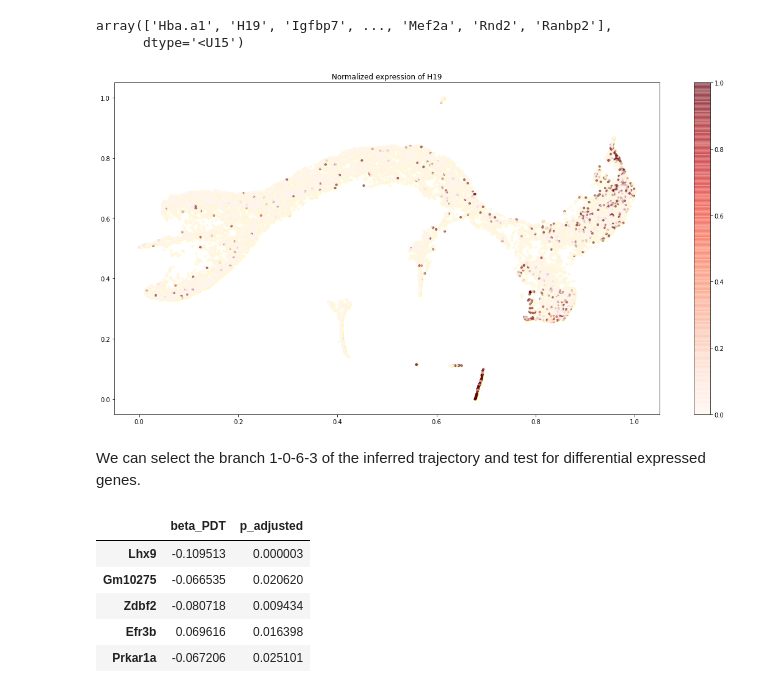
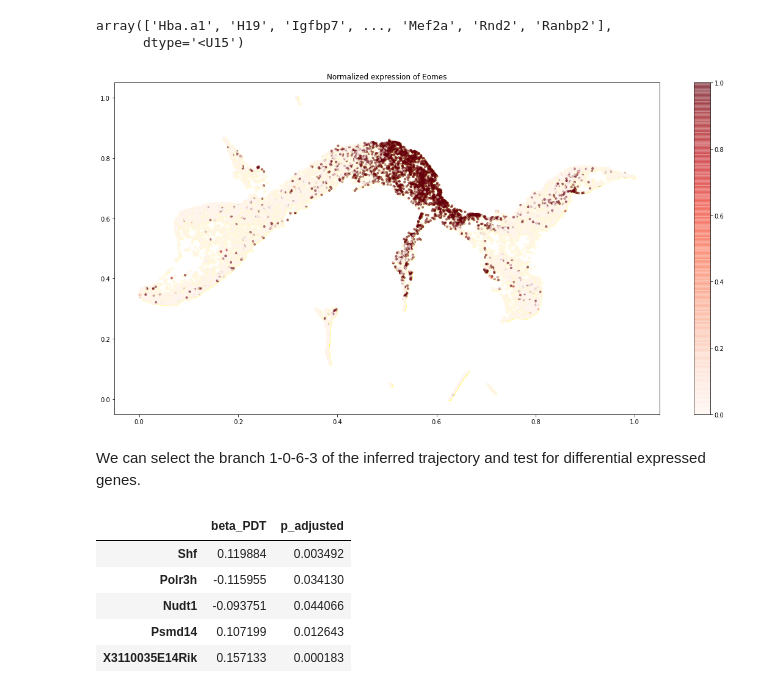
Before and after one commit to jaydu1/VITAE, a Jupyter notebook: tutorials/tutorial_mouse_brain.ipynb, the cells around one changed output. Drawn from its saved outputs; the diff is of its cells as text; code cells hidden in the pictures.

```diff
--- a/tutorials/tutorial_mouse_brain.ipynb
+++ b/tutorials/tutorial_mouse_brain.ipynb
@@ -258,21 +227,12 @@ And we can also use estimated cluster labels from other algorithms and softwares
 # %% [markdown]
 # Train
 # %%
-model.train(stratify = False,            # (Optional) use random (unstratified) shuffle splitting when it is 'False'. Set to 'None' to use 'model.labels'. Otherwise, an array need to be provided.
-            test_size = 0.1,             # (Optional) the proportion or size of the test set.
+model.train(test_size = 0.1,             # (Optional) the proportion or size of the test set.
             random_state = 0,            # (Optional) the random state of data splitting.
-            learning_rate = 1e-3,        # (Optional) the initial learning rate for the Adam optimizer (the default is 1e-3).
             batch_size=256,              # (Optional) the batch size for pre-training (the default is 32).
-            L=1,                         # (Optional) the number of MC samples (the default is 1).
             alpha=0.10,                  # (Optional) the value of alpha in [0,1] to encourage covariate adjustment. Not used if there is no covariates.
             beta=2,                      # (Optional) the value of beta in beta-VAE.
             num_epoch = 300,             # (Optional) the maximum number of epoches (the default is 300).
-            num_step_per_epoch = None,   # (Optional) the number of step per epoch, it will be inferred from number of cells and batch size if it is None (the default is None).
-            early_stopping_tolerance=1,  # (Optional) the minimum change of loss to be considered as an improvement (the default is 1e-3).
-            early_stopping_patience=5,   # (Optional) the maximum number of epoches if there is no improvement (the default is 10).
             early_stopping_warmup=10,    # (Optional) the number of warmup epoches (the default is 0).
-            path_to_weights=None,        # (Optional) the path of weight file to be saved; not saving weight if None (the default is None).
-            plot_every_num_epoch=None,   # (Optional) plot the intermediate result every few epoches, or not plotting if it is None.
-            dimred='umap'                # (Optional) the name of dimension reduction algorithms, can be 'umap', 'pca' and 'tsne'. Default is 'umap'. Only used if 'plot_every_num_epoch' is not None.
             #**kwargs                    # (Optional ) extra key-value arguments for calling the dimension reduction algorithms.
             )
@@ -373,9 +315,9 @@ model.selected_gene_names
 array(['Hba.a1', 'H19', 'Igfbp7', ..., 'Mef2a', 'Rnd2', 'Ranbp2'],
       dtype='<U15')
 # %%
-model.plot_marker_gene('H19')
+model.plot_marker_gene('Eomes')
 # %% [output]
-[figure, old version]
+[figure, new version]
 # %% [markdown]
 We can select the branch 1-0-6-3 of the inferred trajectory and test for differential expressed genes.
 # %%
@@ -391,8 +333,8 @@ res_df = model.differentially_expressed_test(alpha=0.05)
 res_df.head()
 # %% [output]
 |  | beta_PDT | p_adjusted |
-| Lhx9 | -0.109513 | 0.000003 |
-| Gm10275 | -0.066535 | 0.020620 |
-| Zdbf2 | -0.080718 | 0.009434 |
-| Efr3b | 0.069616 | 0.016398 |
-| Prkar1a | -0.067206 | 0.025101 |
+| Shf | 0.119884 | 0.003492 |
+| Polr3h | -0.115955 | 0.034130 |
+| Nudt1 | -0.093751 | 0.044066 |
+| Psmd14 | 0.107199 | 0.012643 |
+| X3110035E14Rik | 0.157133 | 0.000183 |
```
Also changed, not shown: parts of 13 cells of this notebook, 14 other files.
